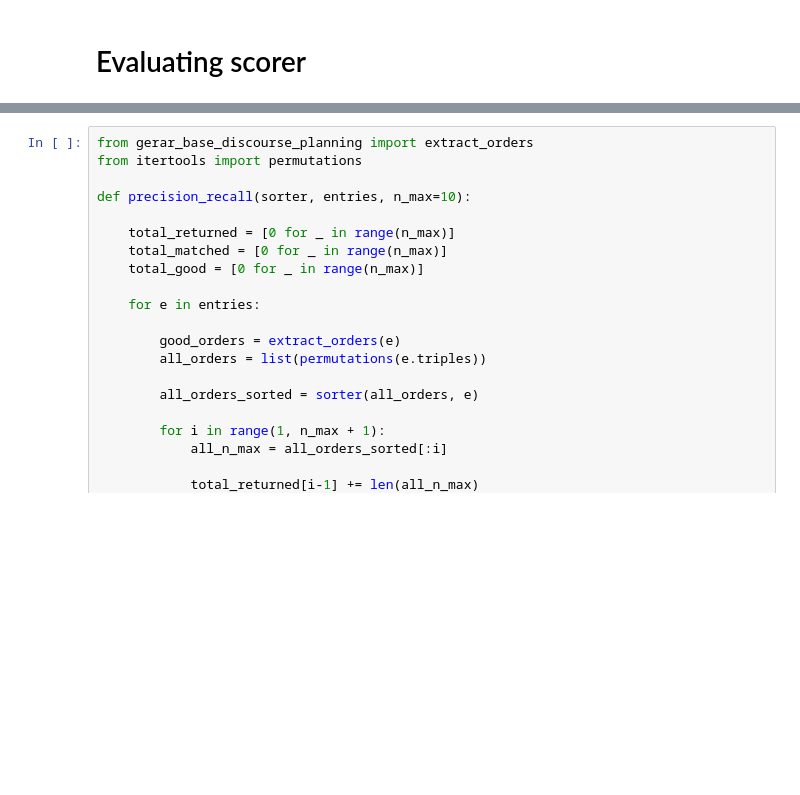
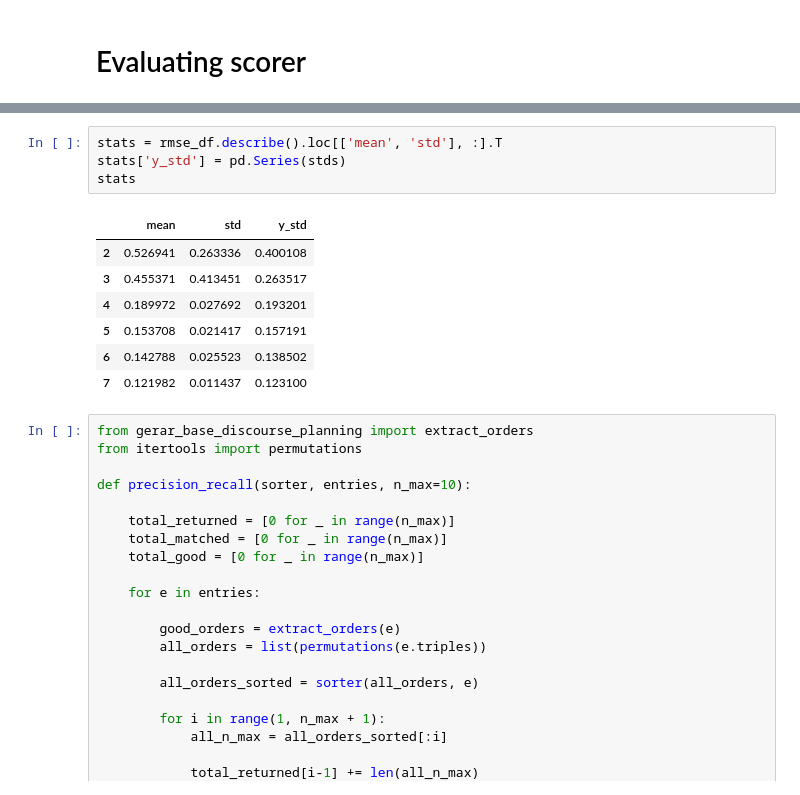
Before and after one commit to abevieiramota/masters, a Jupyter notebook: notebook/03 - Discourse Planning.ipynb, the cells around one changed output, grey strips where cells are left out. Drawn from its saved outputs; the diff is of its cells as text; blank space fills up the shorter version.

```diff
--- a/notebook/03 - Discourse Planning.ipynb
+++ b/notebook/03 - Discourse Planning.ipynb
@@ -1200,3 +1216,15 @@ sorter = get_sorter(models, fe)
+# %%
+stats = rmse_df.describe().loc[['mean', 'std'], :].T
+stats['y_std'] = pd.Series(stds)
+stats
+# %% [output]
+|  | mean | std | y_std |
+| 2 | 0.526941 | 0.263336 | 0.400108 |
+| 3 | 0.455371 | 0.413451 | 0.263517 |
+| 4 | 0.189972 | 0.027692 | 0.193201 |
+| 5 | 0.153708 | 0.021417 | 0.157191 |
+| 6 | 0.142788 | 0.025523 | 0.138502 |
+| 7 | 0.121982 | 0.011437 | 0.123100 |
 # %%
 from gerar_base_discourse_planning import extract_orders
 from itertools import permutations
```
Also changed, not shown: parts of 10 cells of this notebook, 5 other files.
